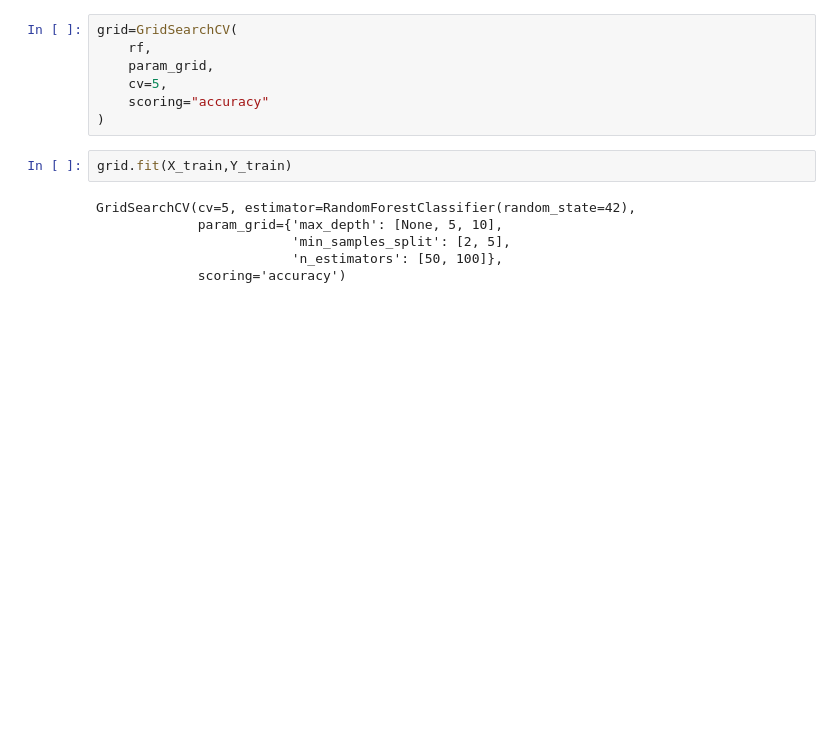
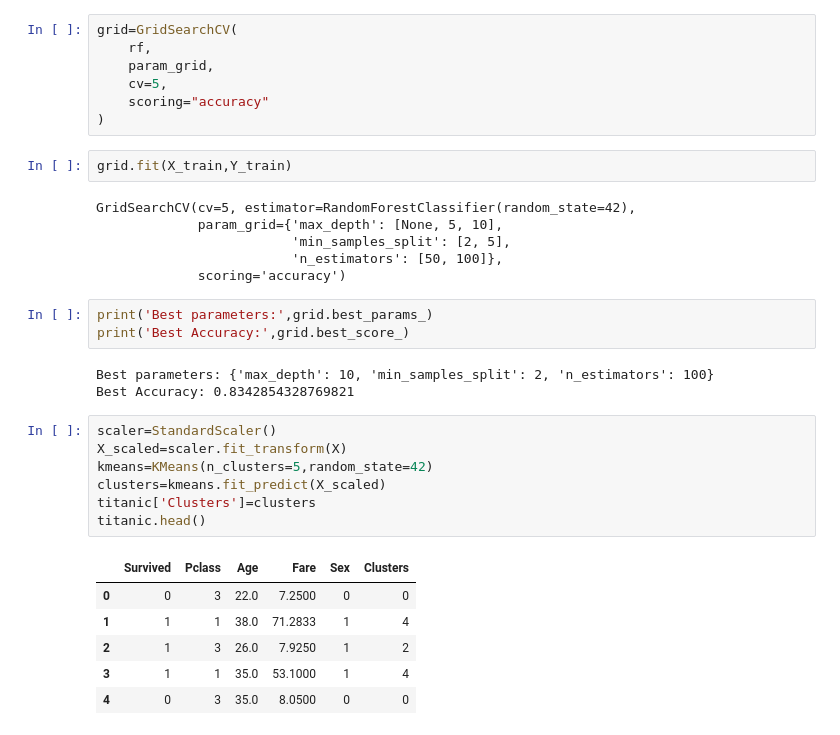
Before and after one commit to Fatima-05/GDGOC-AI-ML, a Jupyter notebook: Class15.ipynb, the cells around one changed output. Cells and saved outputs as stored; diff of their text form; blank space fills up the shorter version.

```diff
--- a/Class15.ipynb
+++ b/Class15.ipynb
@@ -115,3 +115,23 @@ GridSearchCV(cv=5, estimator=RandomForestClassifier(random_state=42),
                          'min_samples_split': [2, 5],
                          'n_estimators': [50, 100]},
              scoring='accuracy')
+# %%
+print('Best parameters:',grid.best_params_)
+print('Best Accuracy:',grid.best_score_)
+# %% [output]
+Best parameters: {'max_depth': 10, 'min_samples_split': 2, 'n_estimators': 100}
+Best Accuracy: 0.8342854328769821
+# %%
+scaler=StandardScaler()
+X_scaled=scaler.fit_transform(X)
+kmeans=KMeans(n_clusters=5,random_state=42)
+clusters=kmeans.fit_predict(X_scaled)
+titanic['Clusters']=clusters
+titanic.head()
+# %% [output]
+|  | Survived | Pclass | Age | Fare | Sex | Clusters |
+| 0 | 0 | 3 | 22.0 | 7.2500 | 0 | 0 |
+| 1 | 1 | 1 | 38.0 | 71.2833 | 1 | 4 |
+| 2 | 1 | 3 | 26.0 | 7.9250 | 1 | 2 |
+| 3 | 1 | 1 | 35.0 | 53.1000 | 1 | 4 |
+| 4 | 0 | 3 | 35.0 | 8.0500 | 0 | 0 |
```
Also changed, not shown: parts of 8 cells of this notebook.
